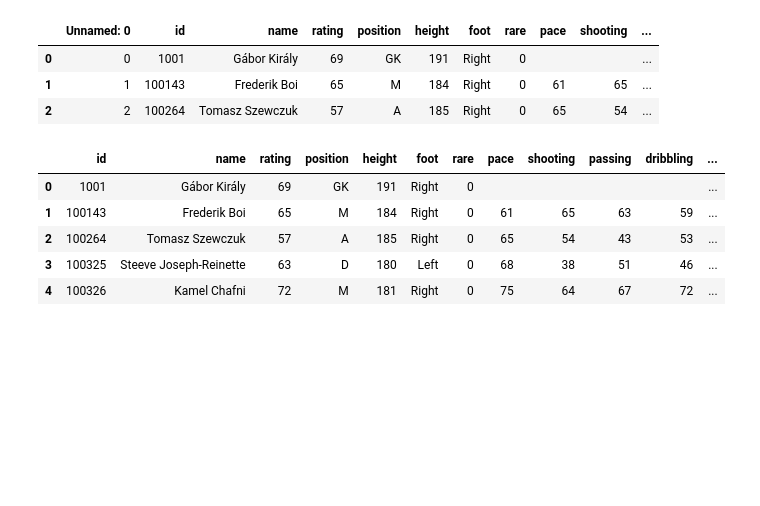
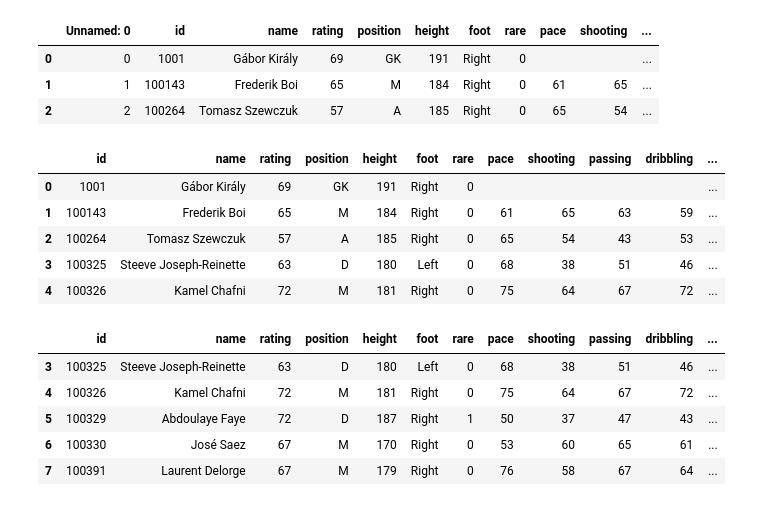
Before and after one commit to shahriar0999/pandas, a Jupyter notebook: pandas.ipynb, the cells around one changed output. Drawn from its saved outputs; the diff is of its cells as text; code cells hidden in the pictures; blank space fills up the shorter version.

```diff
--- a/pandas.ipynb
+++ b/pandas.ipynb
@@ -95,3 +95,15 @@ Fifa.head()
 | 2 | 100264 | Tomasz Szewczuk | 57 | A | 185 | Right | 0 | 65 | 54 | 43 | 53 | ... |
 | 3 | 100325 | Steeve Joseph-Reinette | 63 | D | 180 | Left | 0 | 68 | 38 | 51 | 46 | ... |
 | 4 | 100326 | Kamel Chafni | 72 | M | 181 | Right | 0 | 75 | 64 | 67 | 72 | ... |
+# %%
+# remove row from dataframe
+
+Fifa.drop([0,1,2], inplace=True)   # by default axis=0 (rows) thats why we don't pass axis
+Fifa.head()
+# %% [output]
+|  | id | name | rating | position | height | foot | rare | pace | shooting | passing | dribbling | ... |
+| 3 | 100325 | Steeve Joseph-Reinette | 63 | D | 180 | Left | 0 | 68 | 38 | 51 | 46 | ... |
+| 4 | 100326 | Kamel Chafni | 72 | M | 181 | Right | 0 | 75 | 64 | 67 | 72 | ... |
+| 5 | 100329 | Abdoulaye Faye | 72 | D | 187 | Right | 1 | 50 | 37 | 47 | 43 | ... |
+| 6 | 100330 | José Saez | 67 | M | 170 | Right | 0 | 53 | 60 | 65 | 61 | ... |
+| 7 | 100391 | Laurent Delorge | 67 | M | 179 | Right | 0 | 76 | 58 | 67 | 64 | ... |
```
